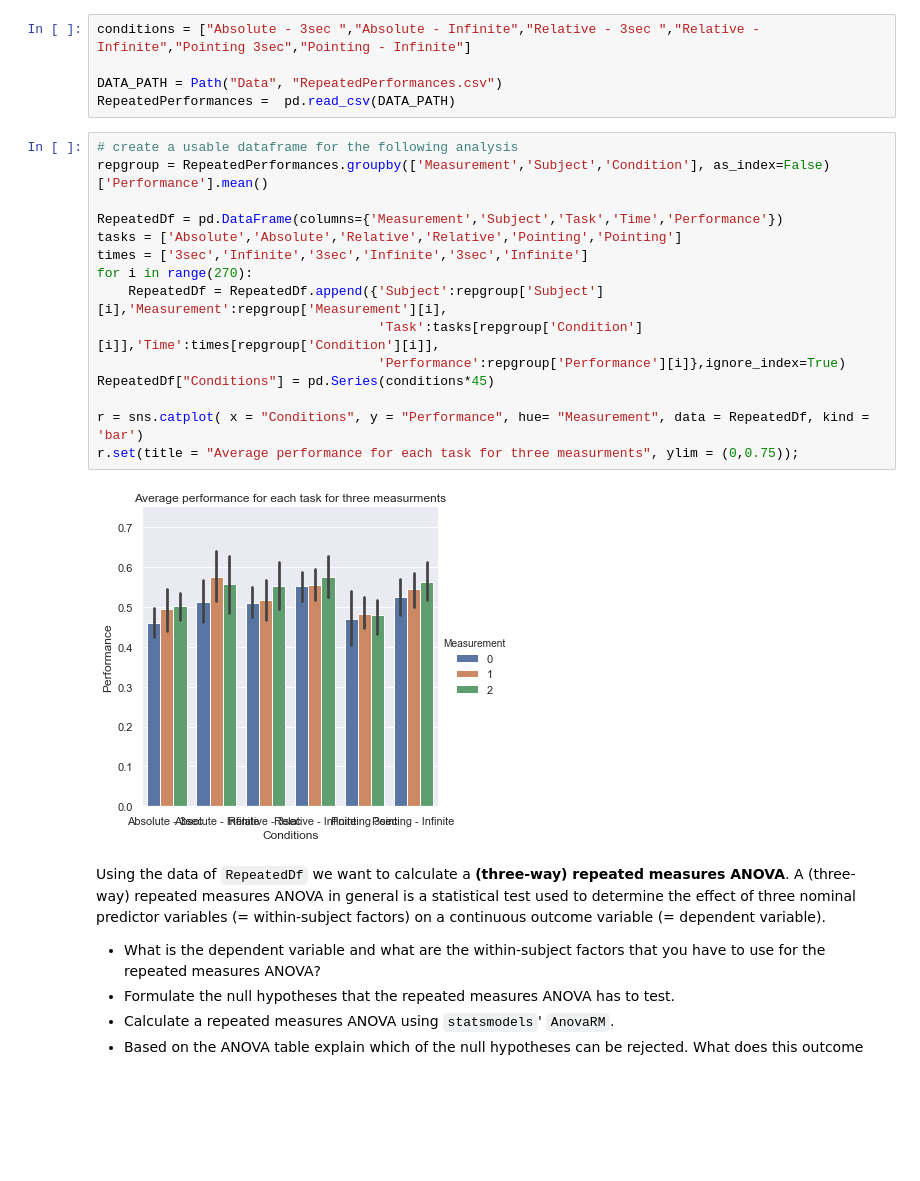
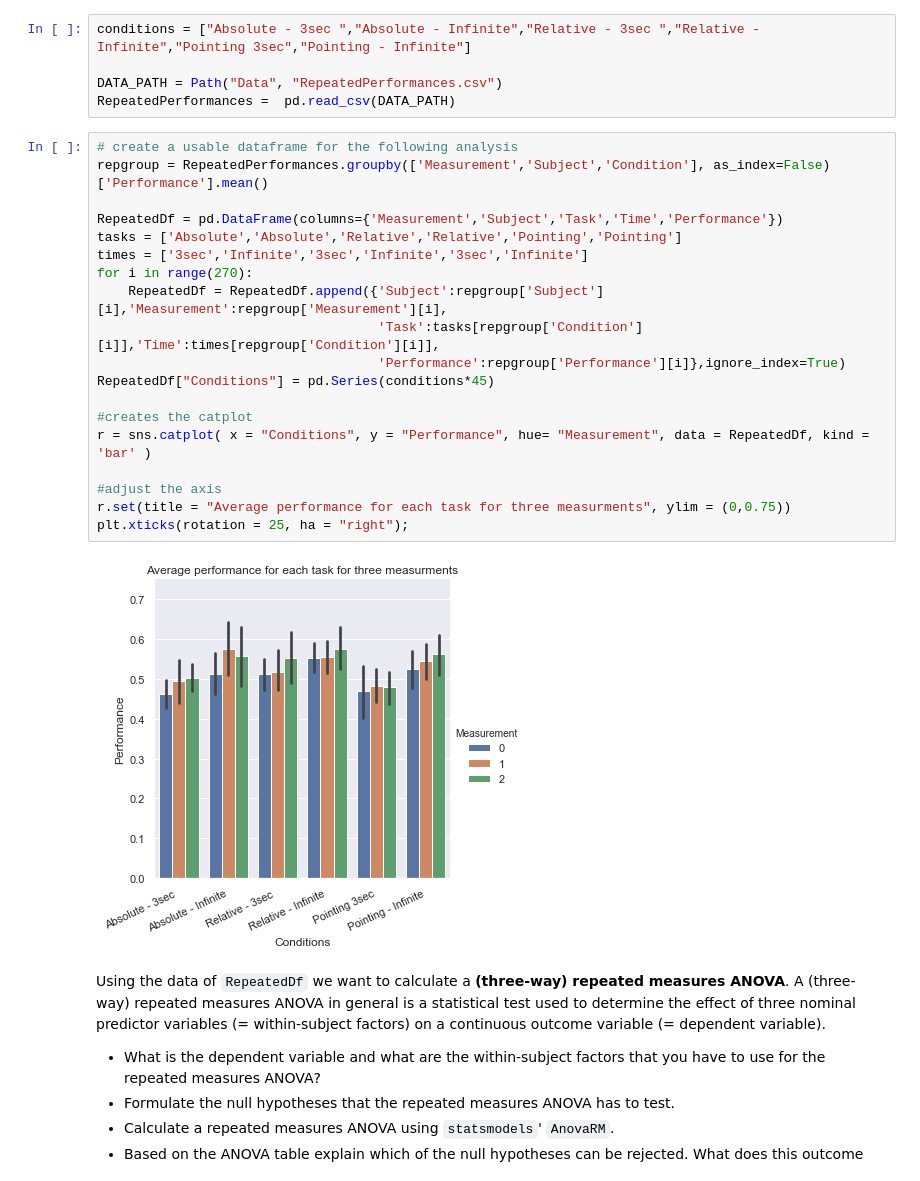
Before and after one commit to NBP-ACC/week-6-acc_2, a Jupyter notebook: sheet04.ipynb, the cells around one changed output. Drawn from its saved outputs; the diff is of its cells as text; blank space fills up the shorter version.

````diff
--- a/sheet04.ipynb
+++ b/sheet04.ipynb
@@ -200,20 +204,24 @@ RepeatedPerformances =  pd.read_csv(DATA_PATH)
 # %%
 # create a usable dataframe for the following analysis
 repgroup = RepeatedPerformances.groupby(['Measurement','Subject','Condition'], as_index=False)['Performance'].mean()
 
 RepeatedDf = pd.DataFrame(columns={'Measurement','Subject','Task','Time','Performance'})
 tasks = ['Absolute','Absolute','Relative','Relative','Pointing','Pointing']
 times = ['3sec','Infinite','3sec','Infinite','3sec','Infinite']
 for i in range(270):
     RepeatedDf = RepeatedDf.append({'Subject':repgroup['Subject'][i],'Measurement':repgroup['Measurement'][i],
                                     'Task':tasks[repgroup['Condition'][i]],'Time':times[repgroup['Condition'][i]],
                                     'Performance':repgroup['Performance'][i]},ignore_index=True)
 RepeatedDf["Conditions"] = pd.Series(conditions*45)
 
-r = sns.catplot( x = "Conditions", y = "Performance", hue= "Measurement", data = RepeatedDf, kind = 'bar')
-r.set(title = "Average performance for each task for three measurments", ylim = (0,0.75));
+#creates the catplot
+r = sns.catplot( x = "Conditions", y = "Performance", hue= "Measurement", data = RepeatedDf, kind = 'bar' )
+
+#adjust the axis
+r.set(title = "Average performance for each task for three measurments", ylim = (0,0.75))
+plt.xticks(rotation = 25, ha = "right");
 # %% [output]
-[figure, old version]
+[figure, new version]
 # %% [markdown]
 Using the data of ```RepeatedDf``` we want to calculate a **(three-way) repeated measures ANOVA**. A (three-way) repeated measures ANOVA in general is a statistical test used to determine the effect of three nominal predictor variables (= within-subject factors) on a continuous outcome variable (= dependent variable).
 
````
Also changed, not shown: parts of 4 cells of this notebook.
